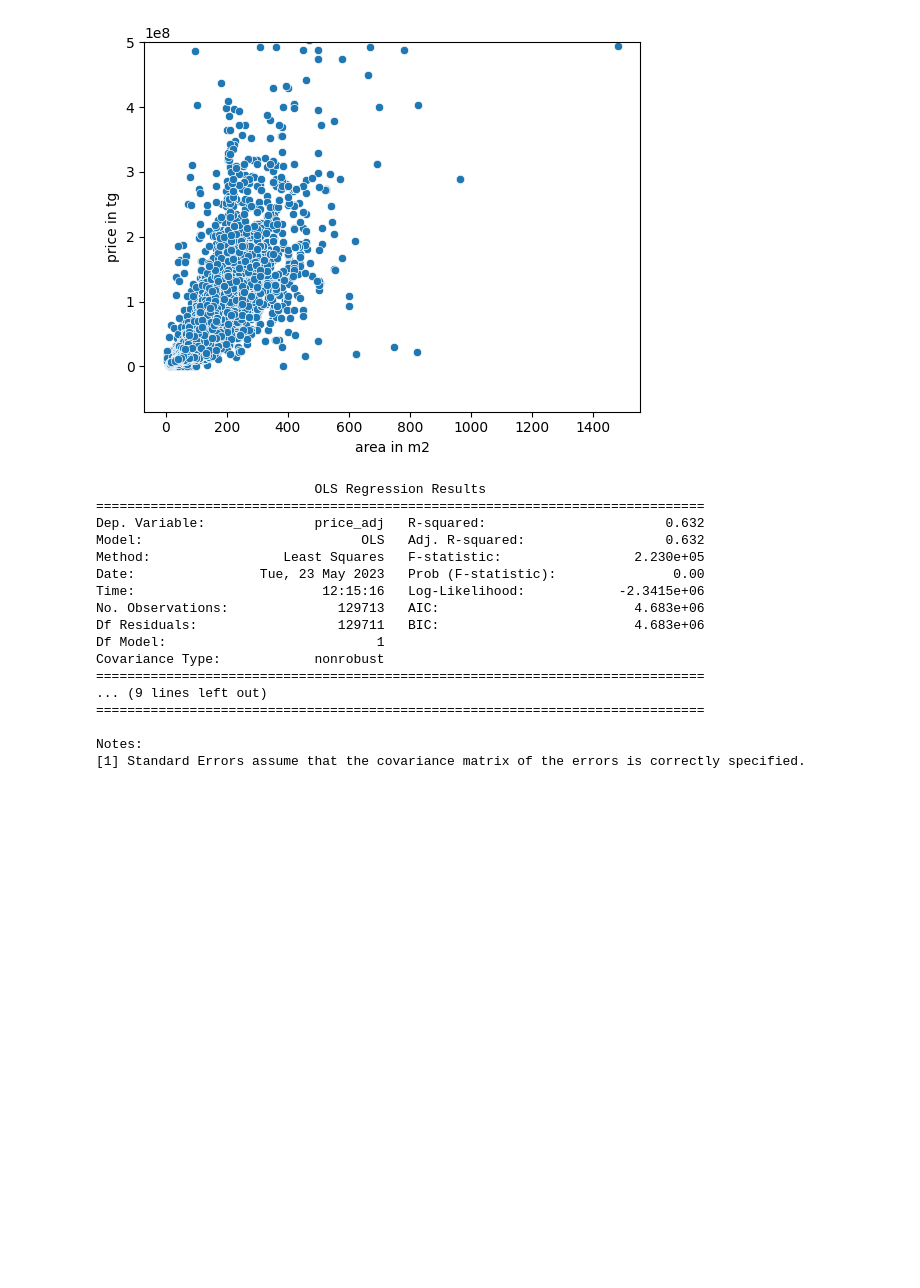
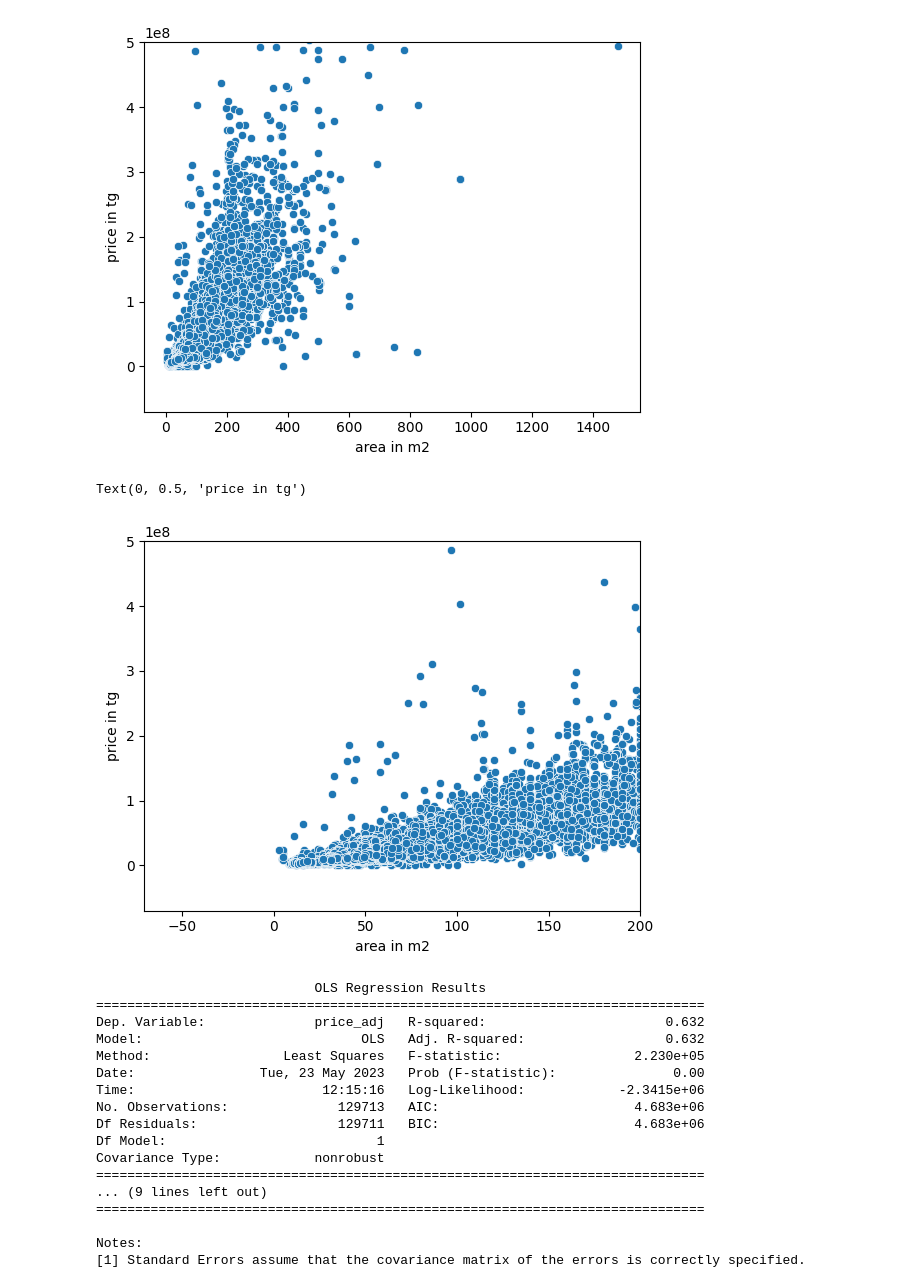
Before and after one commit to CodeForse/Diploma-, a Jupyter notebook: linear_models/linear_regression.ipynb, the cells around one changed output. Saved outputs shown, nothing was run; the diff lists cells and outputs as text; code cells hidden in the pictures; blank space fills up the shorter version.

```diff
--- a/linear_models/linear_regression.ipynb
+++ b/linear_models/linear_regression.ipynb
@@ -20,6 +20,16 @@ plt.ylabel('price in tg')
 # %% [output]
 Text(0, 0.5, 'price in tg')
 [figure]
+# %%
+sns.scatterplot(x=df_join['area'],y=df_join['price_adj'])
+plt.xlim(right  =200)
+plt.ylim(top=0.5*1e9)
+
+plt.xlabel('area in m2')
+plt.ylabel('price in tg')
+# %% [output]
+Text(0, 0.5, 'price in tg')
+[figure, added]
 # %%
 import statsmodels.formula.api as smf
 
```
Also changed, not shown: parts of 17 cells of this notebook, 3 other files.
